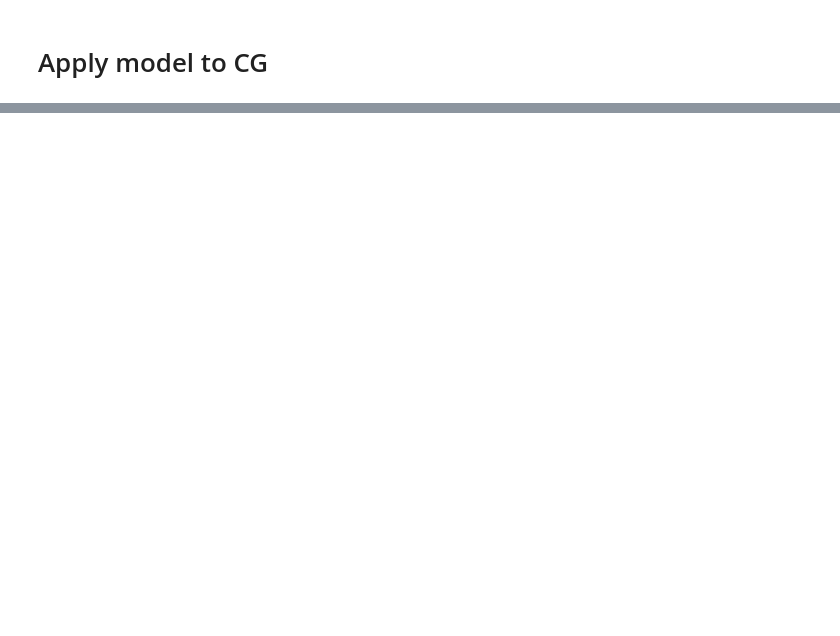
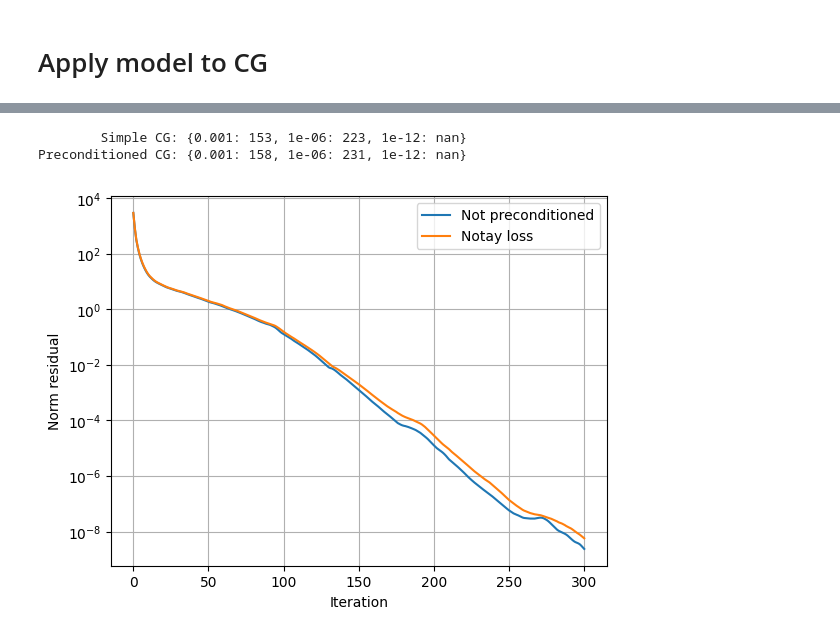
Before and after one commit to vltrifonov/PreCorrector, a Jupyter notebook: experiments/Experiments_Poisson2D.ipynb, the cells around one changed output, grey strips where cells are left out. Saved outputs shown, nothing was run; the diff lists cells and outputs as text; code cells hidden in the pictures; blank space fills up the shorter version.

```diff
--- a/experiments/Experiments_Poisson2D.ipynb
+++ b/experiments/Experiments_Poisson2D.ipynb
@@ -286,20 +285,24 @@ print(perf_counter() - s_prec)
 # %%
 plt.plot(range(R_I.shape[-1]), jnp.linalg.norm(R_I, axis=1).mean(0), label="Not preconditioned")
 plt.plot(range(R_LLT.shape[-1]), jnp.linalg.norm(R_LLT, axis=1).mean(0), label="Notay loss")
 
 plt.xlabel('Iteration')
 plt.ylabel('Norm residual')
 plt.legend();
 plt.yscale('log')
 plt.grid();
 
 # plt.ylim([1e-15, 1e0]);
 # plt.vlines([10, 20], [1e-15]*2, [100]*2, linestyle='--', color='k')
 
-res_I_dict = iter_per_residual(R_I)
-res_LLT_dict = iter_per_residual(R_LLT)
+res_I_dict = iter_per_residual(jnp.linalg.norm(R_I, axis=1).mean(0))
+res_LLT_dict = iter_per_residual(jnp.linalg.norm(R_LLT, axis=1).mean(0))
 print('        Simple CG:', res_I_dict)
 print('Preconditioned CG:', res_LLT_dict)
+# %% [output]
+        Simple CG: {0.001: 153, 1e-06: 223, 1e-12: nan}
+Preconditioned CG: {0.001: 158, 1e-06: 231, 1e-12: nan}
+[figure, added]
 # %%
 _, axes = plt.subplots(1, 3, figsize=(14, 14))
 
```
Also changed, not shown: parts of 12 cells of this notebook, 1 other file.
